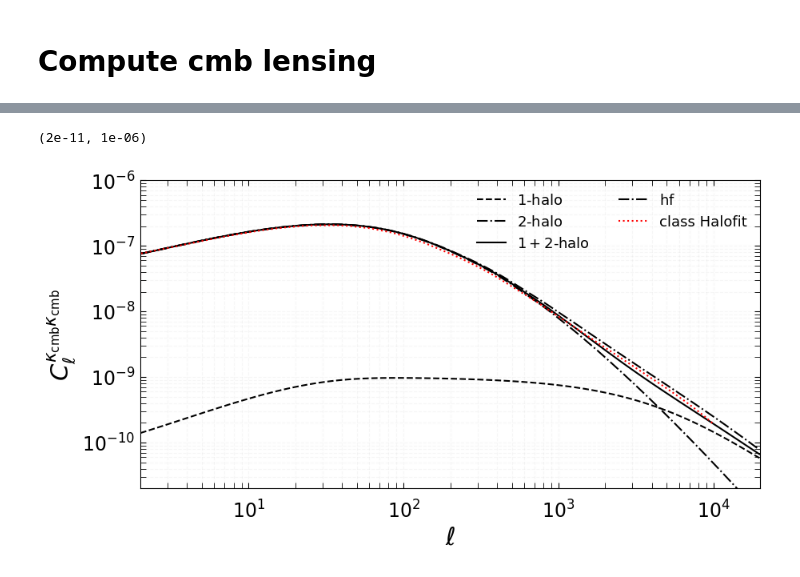
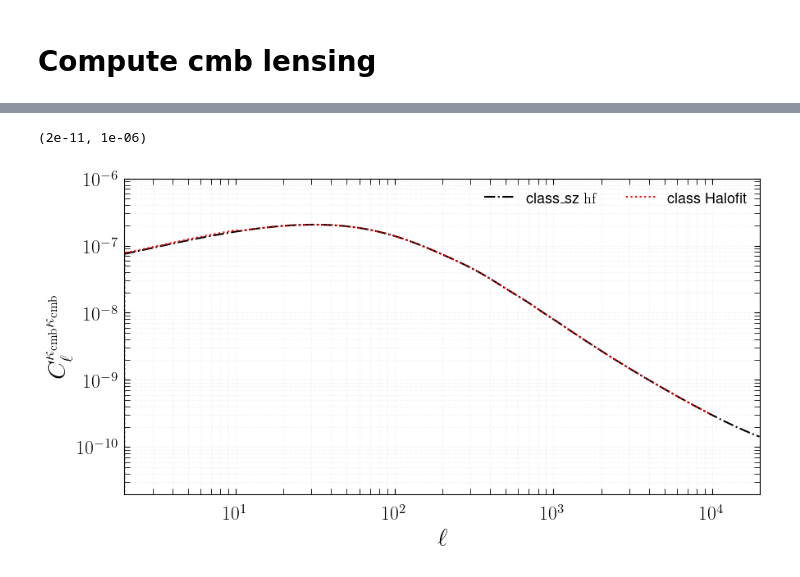
Before and after one commit to CLASS-SZ/notebooks, a Jupyter notebook: class_sz_cmblensing_halomodel.ipynb, the cells around one changed output, grey strips where cells are left out. Saved outputs shown, nothing was run; the diff lists cells and outputs as text; code cells hidden in the pictures.

```diff
--- a/class_sz_cmblensing_halomodel.ipynb
+++ b/class_sz_cmblensing_halomodel.ipynb
@@ -9,6 +9,11 @@ from classy_sz import Class
 import os
 import time
 
+plt.rcParams.update({
+    "text.usetex": True,
+    "font.family": "sans-serif",
+    "font.sans-serif": "Helvetica",
+})
 
 
 
@@ -144,37 +161,37 @@ ax.grid( b=True, which="both", alpha=0.1, linestyle='--')
 
 ax.set_ylabel(r"$C_\ell^{\kappa_\mathrm{cmb}\kappa_\mathrm{cmb}}$",size=title_size)
 ax.set_xlabel(r"$\ell$",size=title_size)
 
 ell = np.asarray(cl_kk()['ell'])
 fac = ell*(ell+1.)/2./np.pi
 cl_kk_1h = np.asarray(cl_kk()['1h'])
 cl_kk_2h = np.asarray(cl_kk()['2h'])
 cl_kk_hf = np.asarray(cl_kk()['hf'])
 
 # # ell = np.asarray(cl_gg()['ell'])
 # cl_km_1h = np.asarray(cl_km()['1h'])
 # cl_km_2h = np.asarray(cl_km()['2h'])
 
-ax.plot(ell,cl_kk_1h/fac,ls='--',c='k',label=r'$\mathrm{1}$-$\mathrm{halo}$')
-ax.plot(ell,cl_kk_2h/fac,ls='-.',c='k',label=r'$\mathrm{2}$-$\mathrm{halo}$')
-ax.plot(ell,cl_kk_2h/fac+cl_kk_1h/fac,ls='-',c='k',label=r'$\mathrm{1+2}$-$\mathrm{halo}$')
-ax.plot(ell,cl_kk_hf/fac,ls='-.',c='k',label=r'$\mathrm{hf}$')
+# ax.plot(ell,cl_kk_1h/fac,ls='--',c='b',label=r'$\mathrm{1}$-$\mathrm{halo}$')
+# ax.plot(ell,cl_kk_2h/fac,ls='-.',c='b',label=r'$\mathrm{2}$-$\mathrm{halo}$')
+# ax.plot(ell,cl_kk_2h/fac+cl_kk_1h/fac,ls='-',c='k',label=r'$\mathrm{1+2}$-$\mathrm{halo}$')
+ax.plot(ell,cl_kk_hf/fac,ls='-.',c='k',label=r'class_sz $\mathrm{hf}$')
 # M.raw_cl()['ell']
 # M.raw_cl()['pp']
 
-class_cls, = ax.plot(M.raw_cl()['ell'],
-                     M.raw_cl()['pp']*(M.raw_cl()['ell']*(M.raw_cl()['ell']+1.)/2.)**2.,
+class_cls, = ax.plot(M.lensed_cl()['ell'],
+                     M.lensed_cl()['pp']*(M.lensed_cl()['ell']*(M.lensed_cl()['ell']+1.)/2.)**2.,
                      ls=':',c='r',label=r'class Halofit')
 
 
 plt.legend(frameon=True,framealpha=0,ncol=2,fontsize=13,loc=1)
 
 ax.set_xscale('log')
 ax.set_yscale('log')
 
 ax.set_xlim(2e0,2.e4)
 ax.set_ylim(2e-11,1.e-6)
 # plt.savefig(path_to_kSZ2X_2022+'clkk_so_s4.pdf')
 # %% [output]
 (2e-11, 1e-06)
-[figure, old version]
+[figure, new version]
```
Also changed, not shown: parts of 13 cells of this notebook.
